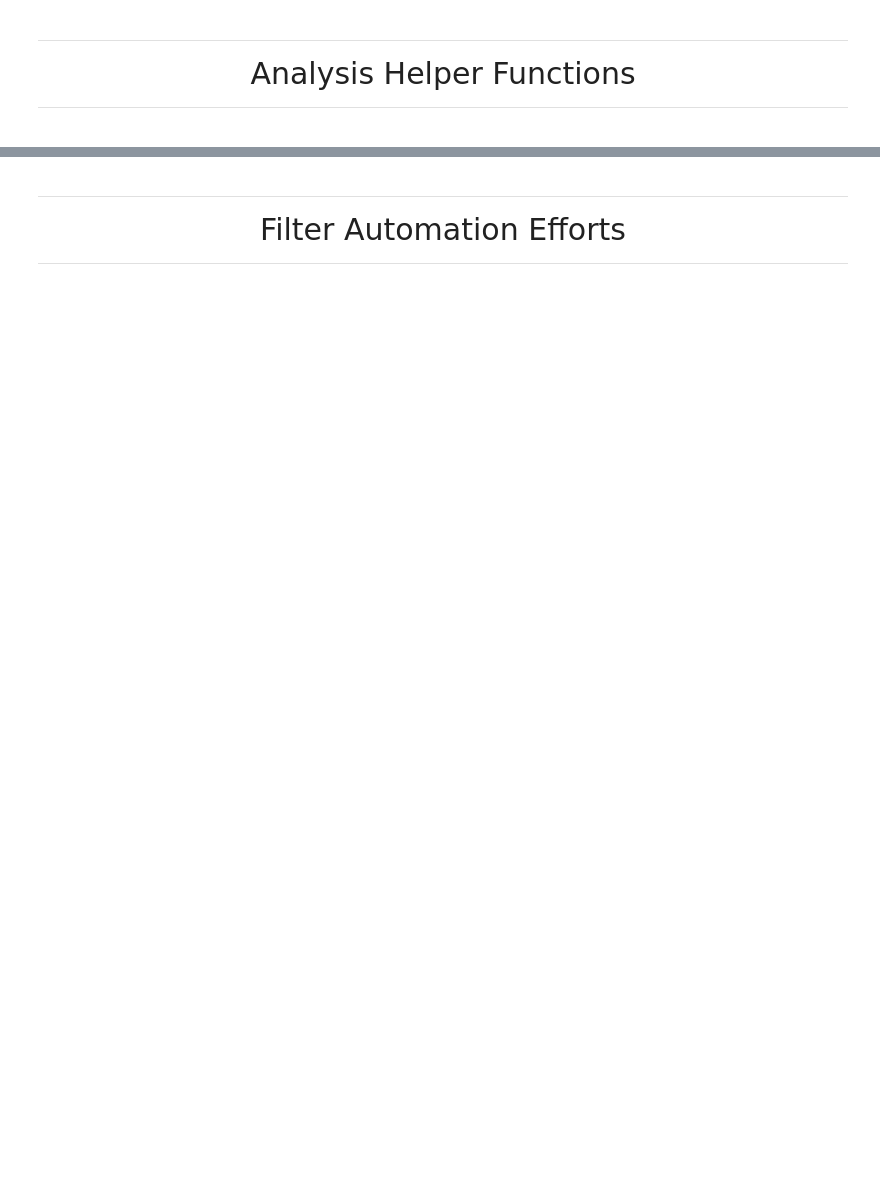
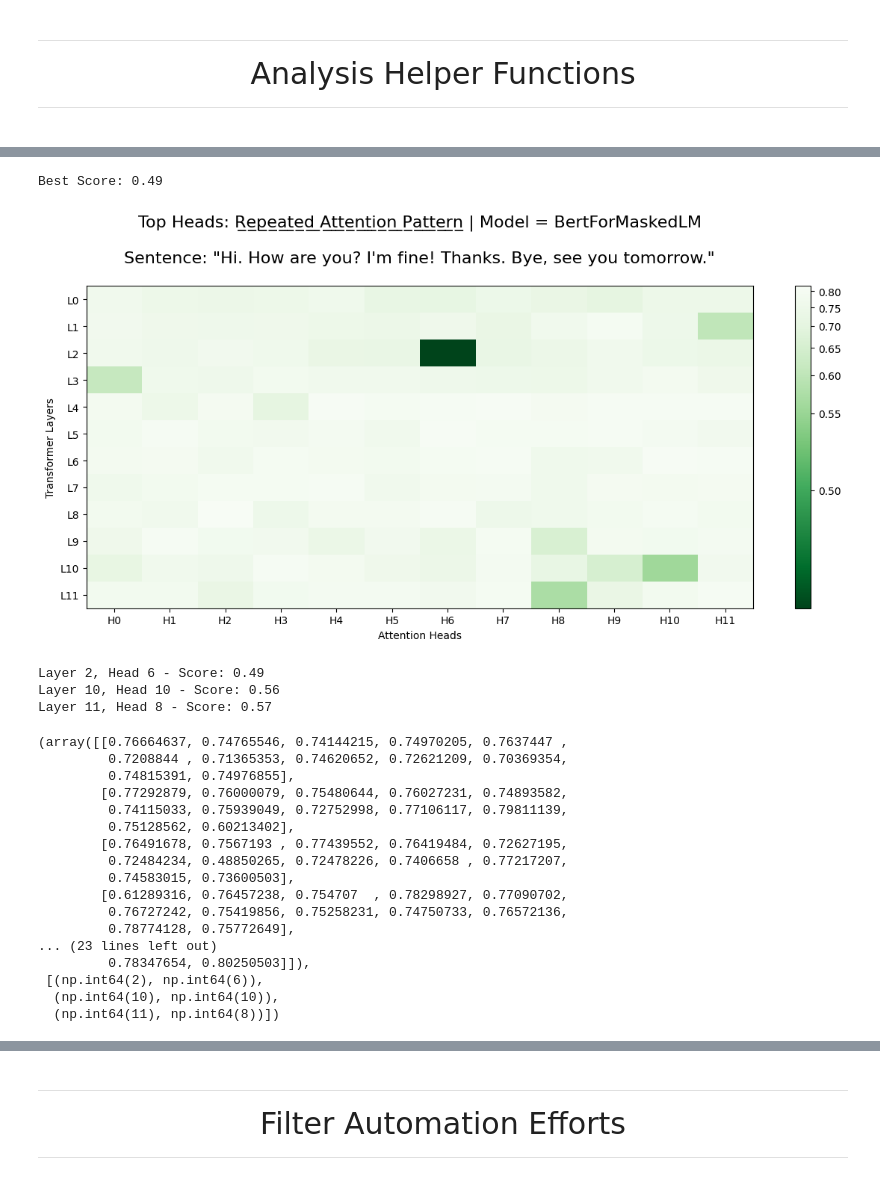
Before and after one commit to AmiriHayes/LLM-Interpretability, a Jupyter notebook: interpretability.ipynb, the cells around one changed output, grey strips where cells are left out. Cells and saved outputs as stored; diff of their text form; code cells hidden in the pictures; blank space fills up the shorter version.

```diff
--- a/interpretability.ipynb
+++ b/interpretability.ipynb
@@ -317,41 +421,64 @@ np.float64(0.7587929351752932)
 # %%
 # ANALYZE ALL HEADS FOR A PATTERN (1 SENTENCE)
 
-def visualize_full_model(sentence, torch_model, torch_tokenizer, pattern, title, bias_towards_best=0.9):
+def visualize_full_model(sentence: str, torch_model: PreTrainedModel, torch_tokenizer: PreTrainedTokenizerBase, pattern: Callable, title: str, bias_towards_best: float = 0.9, sentence_2: Optional[str] = None) -> Tuple[np.ndarray, list]:
     num_layers = model.config.num_hidden_layers
     num_heads = model.config.num_attention_heads
     model_viz = np.zeros((num_layers, num_heads))
 
     for i in range(num_layers):
         for j in range(num_heads):
-            score = score_prediction(sentence, torch_model, torch_tokenizer, (i, j), pattern, distance="jsd", output=False)
+            score = score_prediction(torch_model, torch_tokenizer, (i, j), pattern, sentence, distance="jsd", output=False)
             model_viz[i, j] = score
     print(f"Best Score: {min(map(min, model_viz)):.2f}")
 
     plt.figure(figsize=(12, 6))
     norm = PowerNorm(gamma=1-bias_towards_best, vmin=model_viz.min(), vmax=model_viz.max())
-    plt.imshow(model_viz, cmap='bone', aspect='auto', norm=norm)
+    plt.imshow(model_viz, cmap='Greens_r', aspect='auto', norm=norm)
     plt.colorbar()
     plt.title(title, fontsize=16)
     plt.xlabel("Attention Heads")
     plt.ylabel("Transformer Layers")
     plt.xticks(ticks=np.arange(num_heads), labels=[f'H{h}' for h in range(num_heads)])
     plt.yticks(ticks=np.arange(num_layers), labels=[f'L{l}' for l in range(num_layers)])
     plt.tight_layout()
     plt.show()
 
     top_three = list(zip(*np.unravel_index(np.argsort(model_viz, axis=None)[:3], model_viz.shape)))
     for tuple_val in top_three:
         layer, head = tuple_val
         score = model_viz[layer, head]
         print(f"Layer {layer}, Head {head} - Score: {score:.2f}")
     return model_viz, top_three
 
 model_name = f"Model = {model.config.architectures[0]}\n"
 sentence = "Hi. How are you? I'm fine! Thanks. Bye, see you tomorrow."
-pattern_name = "Punctuation Attention Pattern"
+pattern_name = "Repeated Attention Pattern"
 underlined_name_unicode = "".join([char + '\u0332' for char in pattern_name])
-visualize_full_model(sentence, model, tokenizer, punctuation_attention, title=f"Top Heads: {underlined_name_unicode} | {model_name}\nSentence: \"{sentence}\"\n", bias_towards_best=0.7)
+visualize_full_model(sentence, model, tokenizer, repeated_attention, title=f"Top Heads: {underlined_name_unicode} | {model_name}\nSentence: \"{sentence}\"\n", bias_towards_best=0.7)
+# %% [output]
+Best Score: 0.49
+[figure, added]
+Layer 2, Head 6 - Score: 0.49
+Layer 10, Head 10 - Score: 0.56
+Layer 11, Head 8 - Score: 0.57
+(array([[0.76664637, 0.74765546, 0.74144215, 0.74970205, 0.7637447 ,
+         0.7208844 , 0.71365353, 0.74620652, 0.72621209, 0.70369354,
+         0.74815391, 0.74976855],
+        [0.77292879, 0.76000079, 0.75480644, 0.76027231, 0.74893582,
+         0.74115033, 0.75939049, 0.72752998, 0.77106117, 0.79811139,
+         0.75128562, 0.60213402],
+        [0.76491678, 0.7567193 , 0.77439552, 0.76419484, 0.72627195,
+         0.72484234, 0.48850265, 0.72478226, 0.7406658 , 0.77217207,
+         0.74583015, 0.73600503],
+        [0.61289316, 0.76457238, 0.754707  , 0.78298927, 0.77090702,
+         0.76727242, 0.75419856, 0.75258231, 0.74750733, 0.76572136,
+         0.78774128, 0.75772649],
+... (23 lines left out)
+         0.78347654, 0.80250503]]),
+ [(np.int64(2), np.int64(6)),
+  (np.int64(10), np.int64(10)),
+  (np.int64(11), np.int64(8))])
 # %%
 # ANALYZE ALL HEADS FOR A PATTERN (MULTIPLE SENTENCES)
 
```
Also changed, not shown: parts of 22 cells of this notebook, 5 other files.
